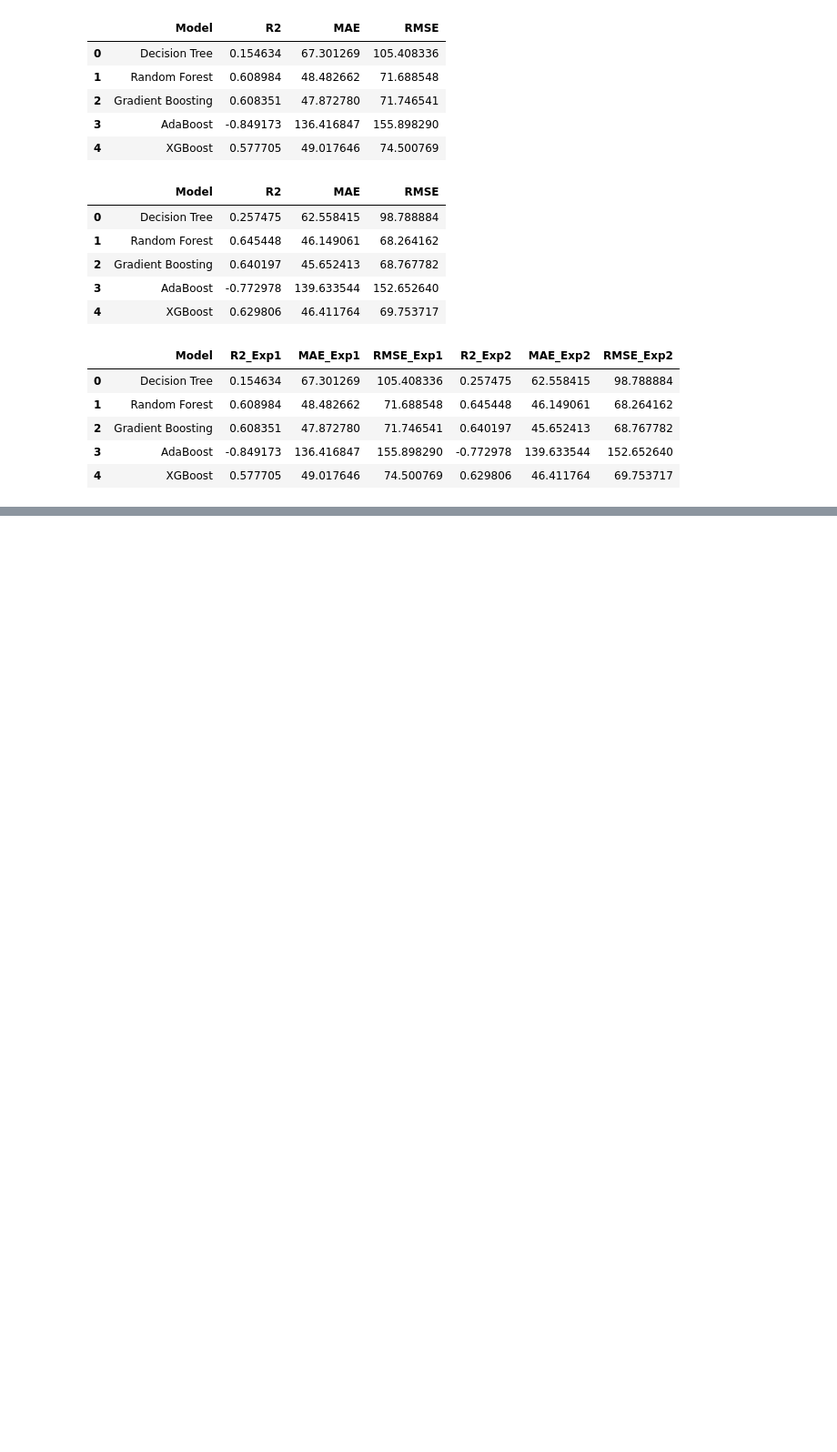
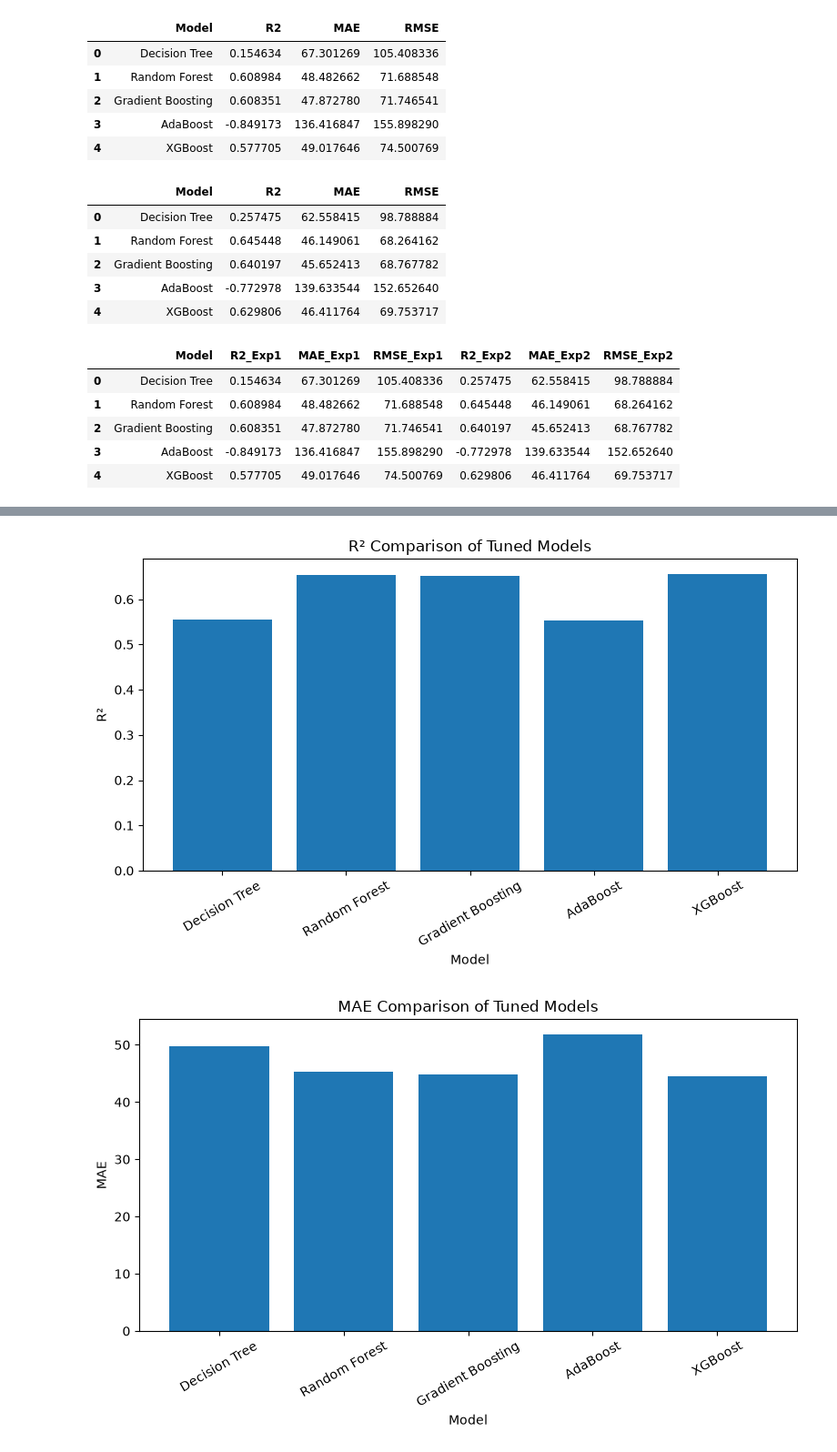
Before and after one commit to lubnashahanas07/PM25-Prediction-Using-Machine-Learning, a Jupyter notebook: modelling.ipynb, the cells around one changed output, grey strips where cells are left out. Shown at 91% size. Cells and saved outputs as stored; diff of their text form; code cells hidden in the pictures; blank space fills up the shorter version.

Commit message:
Compleated hyperparameter tuning and identified best model

```diff
--- a/modelling.ipynb
+++ b/modelling.ipynb
@@ -160,0 +230,20 @@ comparison
+# %%
+from sklearn.metrics import r2_score, mean_absolute_error, mean_squared_error
+import numpy as np
+
+tuned_evaluation = {}
+
+for name, model in tuned_models.items():
+    y_pred = model.predict(x2_test)
+
+    r2 = r2_score(y2_test, y_pred)
+    mae = mean_absolute_error(y2_test, y_pred)
+    rmse = np.sqrt(mean_squared_error(y2_test, y_pred))
+
+    tuned_evaluation[name] = {
+        "R2": r2,
+        "MAE": mae,
+        "RMSE": rmse
+    }
+
+tuned_evaluation
@@ -160,0 +335,40 @@ comparison
+# %%
+import matplotlib.pyplot as plt
+
+models_tuned = list(tuned_evaluation.keys())
+r2_values = [tuned_evaluation[m]["R2"] for m in models_tuned]
+mae_values = [tuned_evaluation[m]["MAE"] for m in models_tuned]
+rmse_values = [tuned_evaluation[m]["RMSE"] for m in models_tuned]
+
+# R²
+plt.figure(figsize=(8, 5))
+plt.bar(models_tuned, r2_values)
+plt.ylabel("R²")
+plt.xlabel("Model")
+plt.title("R² Comparison of Tuned Models")
+plt.xticks(rotation=30)
+plt.tight_layout()
+plt.show()
+
+# MAE
+plt.figure(figsize=(8, 5))
+plt.bar(models_tuned, mae_values)
+plt.ylabel("MAE")
+plt.xlabel("Model")
+plt.title("MAE Comparison of Tuned Models")
+plt.xticks(rotation=30)
+plt.tight_layout()
+plt.show()
+
+# RMSE
+plt.figure(figsize=(8, 5))
+plt.bar(models_tuned, rmse_values)
+plt.ylabel("RMSE")
+plt.xlabel("Model")
+plt.title("RMSE Comparison of Tuned Models")
+plt.xticks(rotation=30)
+plt.tight_layout()
+plt.show()
+# %% [output]
+[figure, added]
+[figure, added]
```
Also changed, not shown: parts of 10 cells of this notebook.
